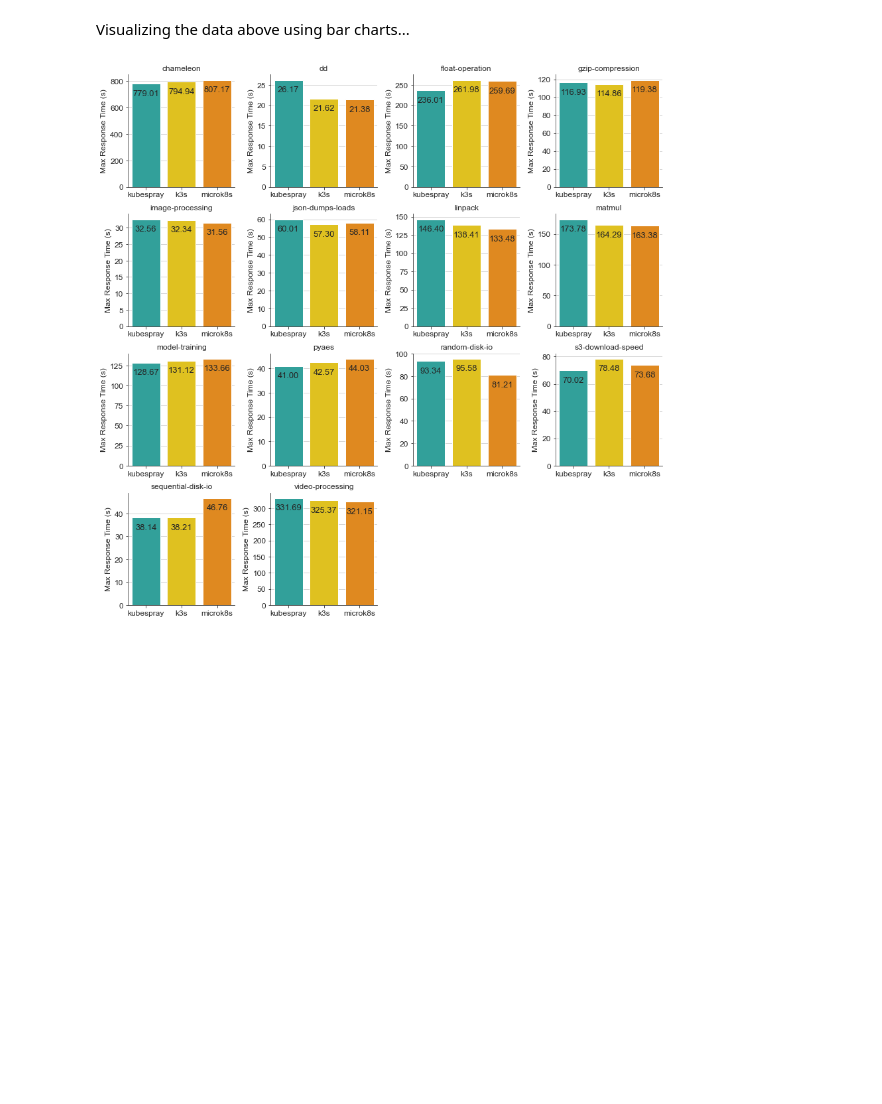
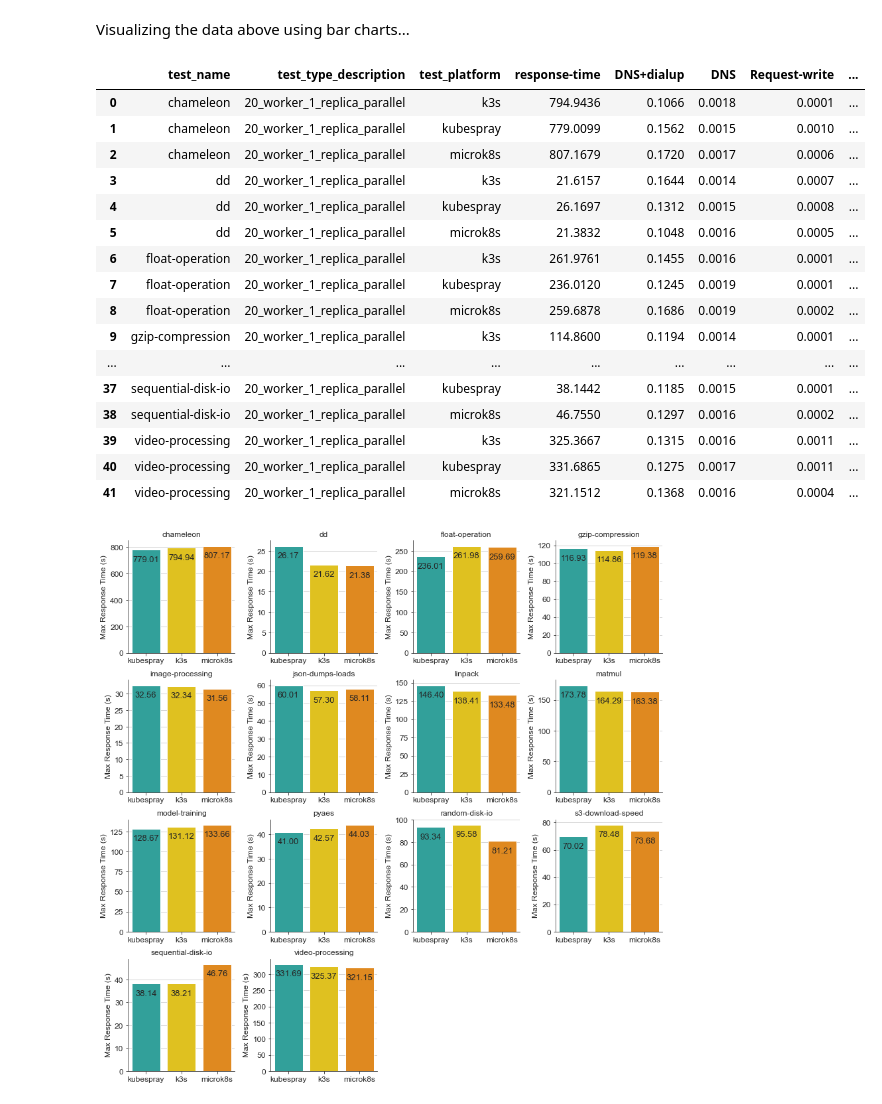
Before and after one commit to korvoj/k8s-distributions-iot-edge, a Jupyter notebook: k8s-distributions-iot-edge.ipynb, the cells around one changed output. Saved outputs shown, nothing was run; the diff lists cells and outputs as text; code cells hidden in the pictures; blank space fills up the shorter version.

Commit message:
Stat tests and scatter plots

```diff
--- a/k8s-distributions-iot-edge.ipynb
+++ b/k8s-distributions-iot-edge.ipynb
@@ -380,6 +396,26 @@ video-processing   20_worker_1_replica_parallel k3s                  03
                                                 microk8s             03
 # %% [markdown]
 Visualizing the data above using bar charts...
+# %%
+df_parallel_single_worker.groupby(['test_name', 'test_type_description', 'test_platform']).max().reset_index()
+# %% [output]
+|  | test_name | test_type_description | test_platform | response-time | DNS+dialup | DNS | Request-write | ... |
+| 0 | chameleon | 20_worker_1_replica_parallel | k3s | 794.9436 | 0.1066 | 0.0018 | 0.0001 | ... |
+| 1 | chameleon | 20_worker_1_replica_parallel | kubespray | 779.0099 | 0.1562 | 0.0015 | 0.0010 | ... |
+| 2 | chameleon | 20_worker_1_replica_parallel | microk8s | 807.1679 | 0.1720 | 0.0017 | 0.0006 | ... |
+| 3 | dd | 20_worker_1_replica_parallel | k3s | 21.6157 | 0.1644 | 0.0014 | 0.0007 | ... |
+| 4 | dd | 20_worker_1_replica_parallel | kubespray | 26.1697 | 0.1312 | 0.0015 | 0.0008 | ... |
+| 5 | dd | 20_worker_1_replica_parallel | microk8s | 21.3832 | 0.1048 | 0.0016 | 0.0005 | ... |
+| 6 | float-operation | 20_worker_1_replica_parallel | k3s | 261.9761 | 0.1455 | 0.0016 | 0.0001 | ... |
+| 7 | float-operation | 20_worker_1_replica_parallel | kubespray | 236.0120 | 0.1245 | 0.0019 | 0.0001 | ... |
+| 8 | float-operation | 20_worker_1_replica_parallel | microk8s | 259.6878 | 0.1686 | 0.0019 | 0.0002 | ... |
+| 9 | gzip-compression | 20_worker_1_replica_parallel | k3s | 114.8600 | 0.1194 | 0.0014 | 0.0001 | ... |
+| ... | ... | ... | ... | ... | ... | ... | ... | ... |
+| 37 | sequential-disk-io | 20_worker_1_replica_parallel | kubespray | 38.1442 | 0.1185 | 0.0015 | 0.0001 | ... |
+| 38 | sequential-disk-io | 20_worker_1_replica_parallel | microk8s | 46.7550 | 0.1297 | 0.0016 | 0.0002 | ... |
+| 39 | video-processing | 20_worker_1_replica_parallel | k3s | 325.3667 | 0.1315 | 0.0016 | 0.0011 | ... |
+| 40 | video-processing | 20_worker_1_replica_parallel | kubespray | 331.6865 | 0.1275 | 0.0017 | 0.0011 | ... |
+| 41 | video-processing | 20_worker_1_replica_parallel | microk8s | 321.1512 | 0.1368 | 0.0016 | 0.0004 | ... |
 # %%
 parallel_single_worker_total_bar_plot = sns.FacetGrid(
     df_parallel_single_worker.groupby(['test_name', 'test_type_description', 'test_platform']).max().reset_index(),
```
Also changed, not shown: parts of 1 cell of this notebook.
